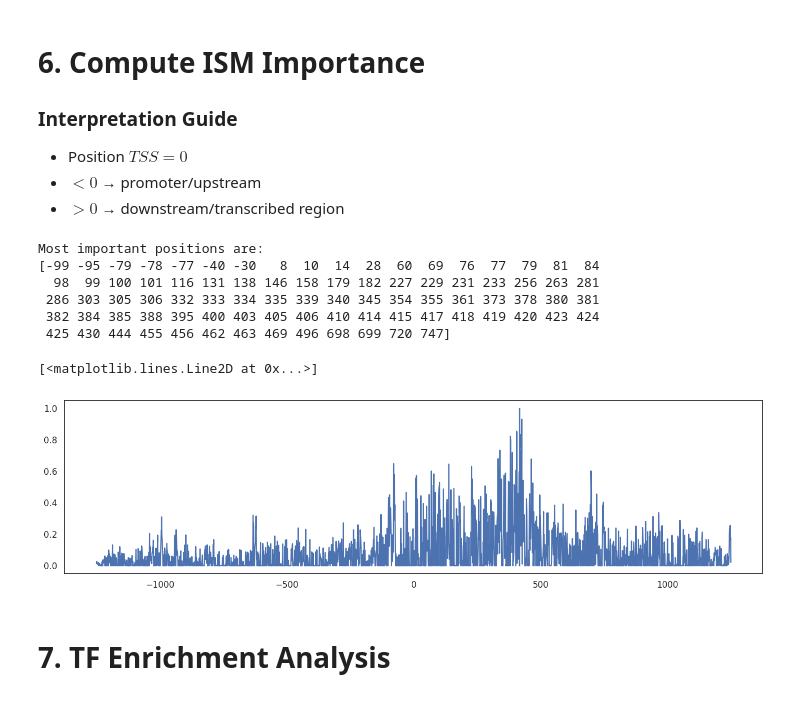
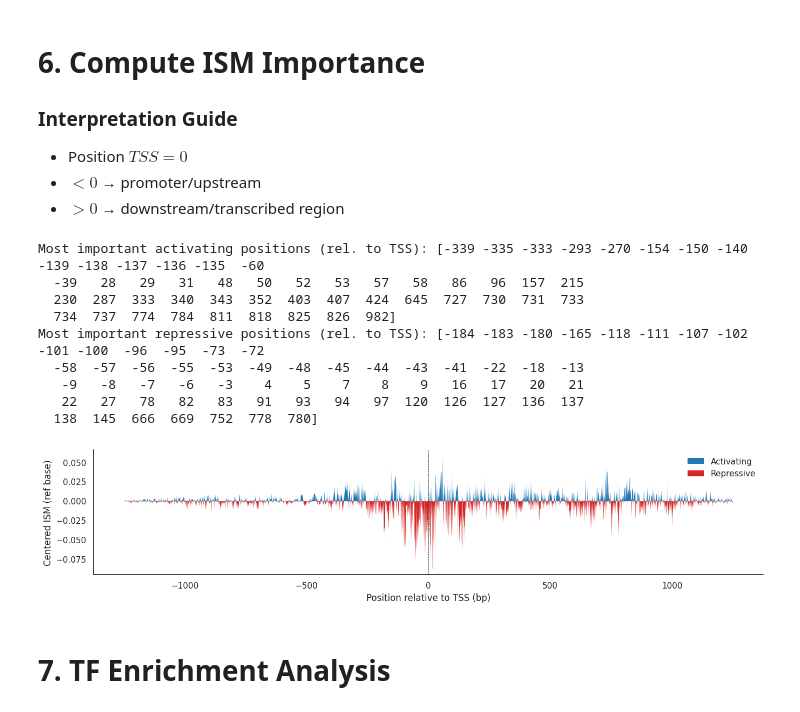
Before and after one commit to Addaoud/DeepPlant, a Jupyter notebook: ISM.ipynb, the cells around one changed output. Saved outputs shown, nothing was run; the diff lists cells and outputs as text; code cells hidden in the pictures.

```diff
--- a/ISM.ipynb
+++ b/ISM.ipynb
@@ -73,7 +77,16 @@ config = GEPConfig(**read_json(json_path))
 SEQ_LEN = config.sequence_length
 HALF = SEQ_LEN//2
 n_feautres = config.n_features[0]
-model = build_model(config, new_model=False, task='GEP', model_path=model_path).to(device)
+model = DeepPlantModel.from_pretrained(model_repo).to(device)
+
+
+if not os.path.exists(data_dir):
+    from huggingface_hub import snapshot_download
+    snapshot_download(
+        repo_id="Addaoud/DeepPlant-AT-data",
+        repo_type="dataset",
+        local_dir=data_dir,
+    )
 
 gene_df = pd.read_csv(gene_df_path, sep="\t")
 gex_metadata = pd.read_csv(gex_metadata_path, sep="\t")
@@ -125,7 +134,7 @@ freeze='none': 248,667,511 / 248,667,511 parameters trainable
 # %%
 # ==============================================================================
 # USER INPUT
-gene = "AT4G25490"  # Target gene (AGI ID format: e.g., AT5G52310 for RD29A)
+gene = "AT4G25470"  # Target gene (AGI ID format: e.g., AT5G52310 for RD29A)
 # ==============================================================================
 
 # 1. Validate Gene
@@ -264,7 +268,7 @@ with torch.no_grad():
         f"  • Pearson correlation:  r = {pearson_val[0]:.3f}, p-value = {pearson_val[1]:.2e}\n"
         f"  • Spearman correlation:  ρ = {spearman_val[0]:.3f}, p-value = {spearman_val[1]:.2e}"
     )
-    if True:#not os.path.exists(ISM_results_path):
+    if not os.path.exists(ISM_results_path):
         for idx in progress_bar(range(len(ref_allele))):
             for j, nucl in enumerate(nuclt):
                 if ref_allele[idx] != nucl:
@@ -294,29 +297,37 @@ Model confidence for the gene AT4G25490:
 * $<0$ → promoter/upstream
 * $>0$ → downstream/transcribed region
 # %%
-ism_values = (
-    REGULATION_TYPE*(sum_lfc[:, :, exp_id] - sum_lfc[:, :, exp_id].mean(0))
-    * hot_encode_sequence(ref_allele)
-).max(axis=0)
+# %% [important positions — both directions]
+centered = sum_lfc[:, :, exp_id] - sum_lfc[:, :, exp_id].mean(0)
+ref_ism = (centered * hot_encode_sequence(ref_allele)).sum(0)   # + activating, - repressive
+x = np.arange(-HALF, HALF)
 
-important_positions = np.where(
-    ism_values > MUTATION_THRESHOLD * ism_values.max()
-)[0]-HALF
+for reg, name in ((1, "activating"), (-1, "repressive")):
+    v = np.clip(reg * ref_ism, 0, None)
+    pos = np.where(v > MUTATION_THRESHOLD * v.max())[0] - HALF if v.max() > 0 else []
+    print(f"Most important {name} positions (rel. to TSS): {pos}")
 
-print("Most important positions are:")
-print(important_positions)
-
-plt.figure(figsize=(16,4))
-plt.plot(np.arange(-HALF,HALF),ism_values/ism_values.max(),scaley=True)
+fig, ax = plt.subplots(figsize=(16, 3))
+ax.fill_between(x, 0, np.clip(ref_ism, 0, None), color=UP_COLOR, lw=0,
+                label="Activating")
+ax.fill_between(x, 0, np.clip(ref_ism, None, 0), color=DOWN_COLOR, lw=0,
+                label="Repressive")
+ax.axvline(0, color="k", lw=0.6, ls="--")
+ax.set_xlabel("Position relative to TSS (bp)")
+ax.set_ylabel("Centered ISM (ref base)")
+ax.legend(frameon=False)
+sns.despine()
 # %% [output]
-Most important positions are:
-[-99 -95 -79 -78 -77 -40 -30   8  10  14  28  60  69  76  77  79  81  84
-  98  99 100 101 116 131 138 146 158 179 182 227 229 231 233 256 263 281
- 286 303 305 306 332 333 334 335 339 340 345 354 355 361 373 378 380 381
- 382 384 385 388 395 400 403 405 406 410 414 415 417 418 419 420 423 424
- 425 430 444 455 456 462 463 469 496 698 699 720 747]
+Most important activating positions (rel. to TSS): [-339 -335 -333 -293 -270 -154 -150 -140 -139 -138 -137 -136 -135  -60
+  -39   28   29   31   48   50   52   53   57   58   86   96  157  215
+  230  287  333  340  343  352  403  407  424  645  727  730  731  733
+  734  737  774  784  811  818  825  826  982]
+Most important repressive positions (rel. to TSS): [-184 -183 -180 -165 -118 -111 -107 -102 -101 -100  -96  -95  -73  -72
+  -58  -57  -56  -55  -53  -49  -48  -45  -44  -43  -41  -22  -18  -13
+   -9   -8   -7   -6   -3    4    5    7    8    9   16   17   20   21
+   22   27   78   82   83   91   93   94   97  120  126  127  136  137
+  138  145  666  669  752  778  780]
-[<matplotlib.lines.Line2D at 0x...>]
-[figure, old version]
+[figure, new version]
 # %% [markdown]
 # 7. TF Enrichment Analysis
 # %%
```
Also changed, not shown: parts of 9 cells of this notebook, 7 other files.
